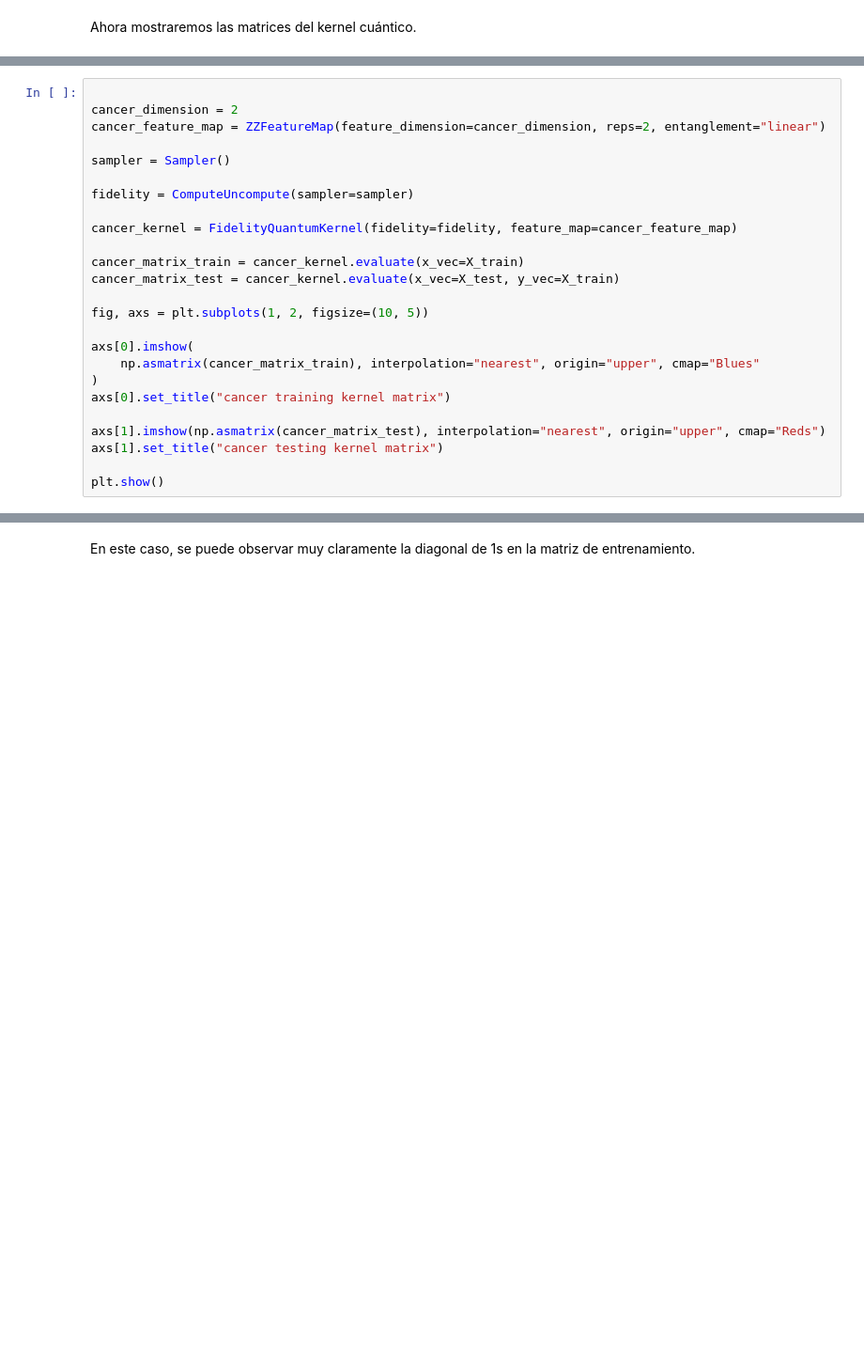
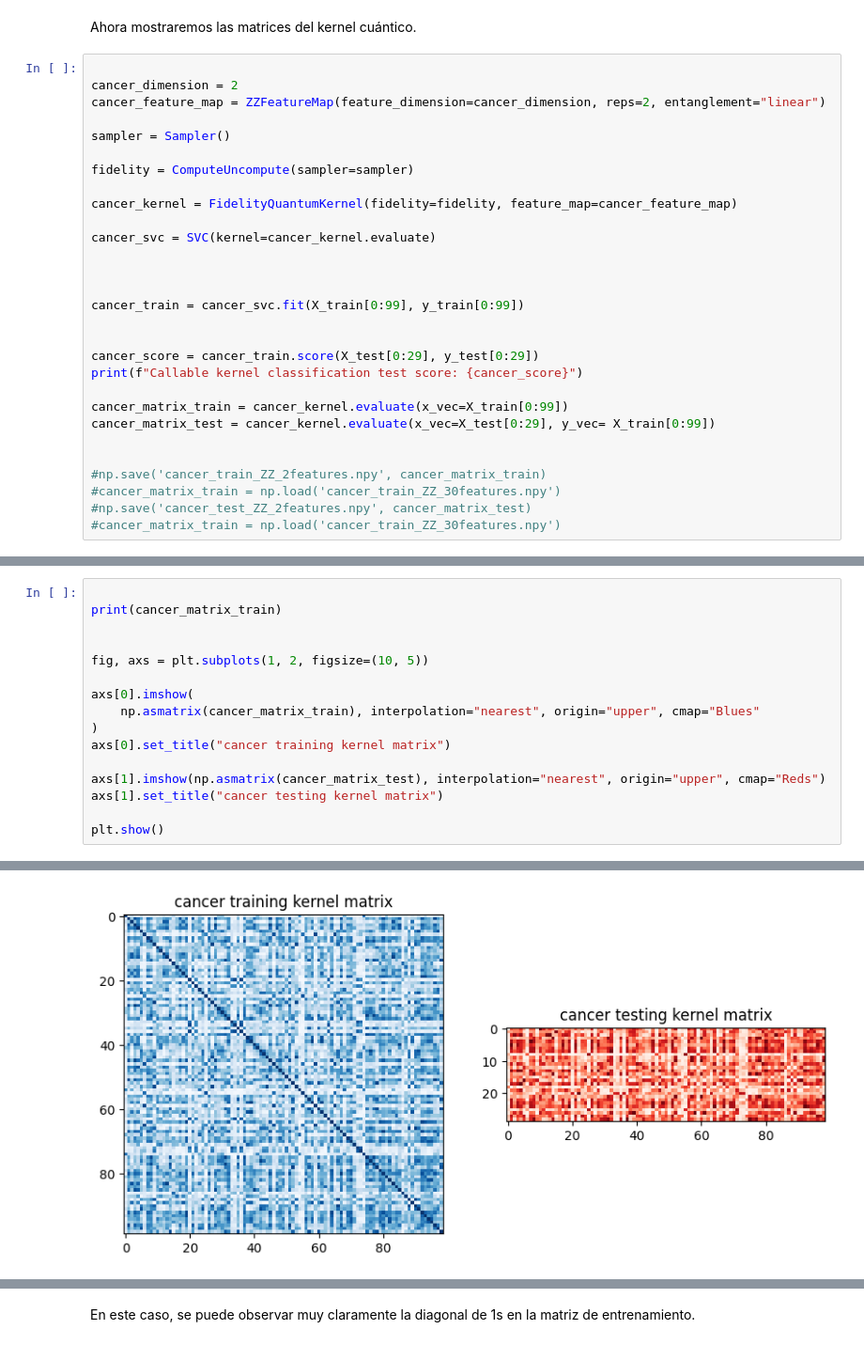
Before and after one commit to FernandoMond/Quantum-Machine-Learning, a Jupyter notebook: P3/P2.2_quantum_kernels (1).ipynb, the cells around one changed output, grey strips where cells are left out. Shown at 94% size. Saved outputs shown, nothing was run; the diff lists cells and outputs as text; blank space fills up the shorter version.

```diff
--- a/P3/P2.2_quantum_kernels (1).ipynb
+++ b/P3/P2.2_quantum_kernels (1).ipynb
@@ -596,3 +607,32 @@ Kernel Matrix:
 [figure]
 # %% [markdown]
 Ahora mostraremos las matrices del kernel cuántico.
+# %%
+
+cancer_dimension = 2
+cancer_feature_map = ZZFeatureMap(feature_dimension=cancer_dimension, reps=2, entanglement="linear")
+
+sampler = Sampler()
+
+fidelity = ComputeUncompute(sampler=sampler)
+
+cancer_kernel = FidelityQuantumKernel(fidelity=fidelity, feature_map=cancer_feature_map)
+
+cancer_svc = SVC(kernel=cancer_kernel.evaluate)
+
+
+
+cancer_train = cancer_svc.fit(X_train[0:99], y_train[0:99])
+
+
+cancer_score = cancer_train.score(X_test[0:29], y_test[0:29])
+print(f"Callable kernel classification test score: {cancer_score}")
+
+cancer_matrix_train = cancer_kernel.evaluate(x_vec=X_train[0:99])
+cancer_matrix_test = cancer_kernel.evaluate(x_vec=X_test[0:29], y_vec= X_train[0:99])
+
+
+#np.save('cancer_train_ZZ_2features.npy', cancer_matrix_train)
+#cancer_matrix_train = np.load('cancer_train_ZZ_30features.npy')
+#np.save('cancer_test_ZZ_2features.npy', cancer_matrix_test)
+#cancer_matrix_train = np.load('cancer_train_ZZ_30features.npy')
@@ -599,16 +641,7 @@ Ahora mostraremos las matrices del kernel cuántico.
 # %%
 
-cancer_dimension = 2
-cancer_feature_map = ZZFeatureMap(feature_dimension=cancer_dimension, reps=2, entanglement="linear")
+print(cancer_matrix_train)
 
-sampler = Sampler()
-
-fidelity = ComputeUncompute(sampler=sampler)
-
-cancer_kernel = FidelityQuantumKernel(fidelity=fidelity, feature_map=cancer_feature_map)
-
-cancer_matrix_train = cancer_kernel.evaluate(x_vec=X_train)
-cancer_matrix_test = cancer_kernel.evaluate(x_vec=X_test, y_vec=X_train)
 
 fig, axs = plt.subplots(1, 2, figsize=(10, 5))
 
@@ -625,0 +665 @@ KeyboardInterrupt
+[figure, added]
```
Also changed, not shown: parts of 12 cells of this notebook, 3 other files.
